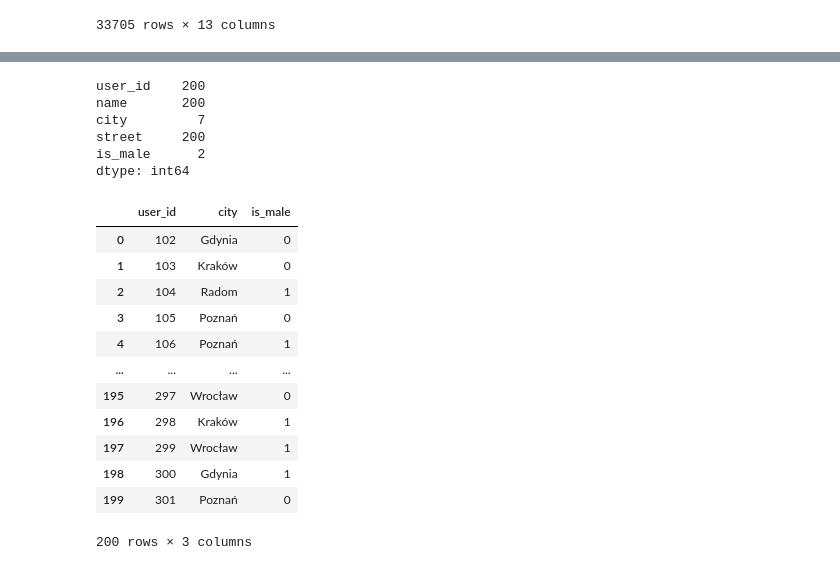
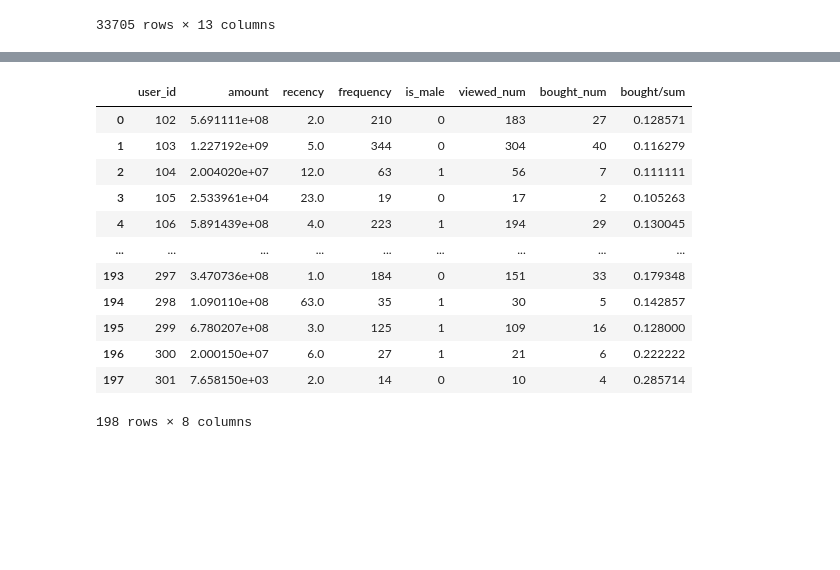
Before and after one commit to hpiotr6/Customers-Clustering, a Jupyter notebook: notebooks/preprocs.ipynb, the cells around one changed output, grey strips where cells are left out. Drawn from its saved outputs; the diff is of its cells as text; code cells hidden in the pictures; blank space fills up the shorter version.

```diff
--- a/notebooks/preprocs.ipynb
+++ b/notebooks/preprocs.ipynb
@@ -106,11 +126,18 @@ main
 # %%
 usr_df["is_male"] = usr_df.name.apply(lambda name_str: int(name_str.split()[0][-1]!="a"))
+customers = customers.merge(usr_df[["user_id","is_male"]])
+#TODO tu jest strata dwóch wierszy bo pewnie nie jest zdefiniowana płeć dla nich
+# %% [output]
+|  | user_id | amount | recency | frequency | is_male | viewed_num | bought_num | bought/sum |
+| 0 | 102 | 5.691111e+08 | 2.0 | 210 | 0 | 183 | 27 | 0.128571 |
+| 1 | 103 | 1.227192e+09 | 5.0 | 344 | 0 | 304 | 40 | 0.116279 |
+| 2 | 104 | 2.004020e+07 | 12.0 | 63 | 1 | 56 | 7 | 0.111111 |
+| 3 | 105 | 2.533961e+04 | 23.0 | 19 | 0 | 17 | 2 | 0.105263 |
+| 4 | 106 | 5.891439e+08 | 4.0 | 223 | 1 | 194 | 29 | 0.130045 |
+| ... | ... | ... | ... | ... | ... | ... | ... | ... |
+| 193 | 297 | 3.470736e+08 | 1.0 | 184 | 0 | 151 | 33 | 0.179348 |
+| 194 | 298 | 1.090110e+08 | 63.0 | 35 | 1 | 30 | 5 | 0.142857 |
+| 195 | 299 | 6.780207e+08 | 3.0 | 125 | 1 | 109 | 16 | 0.128000 |
+| 196 | 300 | 2.000150e+07 | 6.0 | 27 | 1 | 21 | 6 | 0.222222 |
+| 197 | 301 | 7.658150e+03 | 2.0 | 14 | 0 | 10 | 4 | 0.285714 |
+198 rows × 8 columns
-# %%
-usr_df.nunique()
-# %% [output]
-user_id    200
-name       200
-city         7
-street     200
-is_male      2
-dtype: int64
@@ -119,16 +143,0 @@ usr_df.drop(["name", "street"],axis=1, inplace=True)
-# %%
-usr_df
-# %% [output]
-|  | user_id | city | is_male |
-| 0 | 102 | Gdynia | 0 |
-| 1 | 103 | Kraków | 0 |
-| 2 | 104 | Radom | 1 |
-| 3 | 105 | Poznań | 0 |
-| 4 | 106 | Poznań | 1 |
-| ... | ... | ... | ... |
-| 195 | 297 | Wrocław | 0 |
-| 196 | 298 | Kraków | 1 |
-| 197 | 299 | Wrocław | 1 |
-| 198 | 300 | Gdynia | 1 |
-| 199 | 301 | Poznań | 0 |
-200 rows × 3 columns
```
Also changed, not shown: parts of 10 cells of this notebook.
